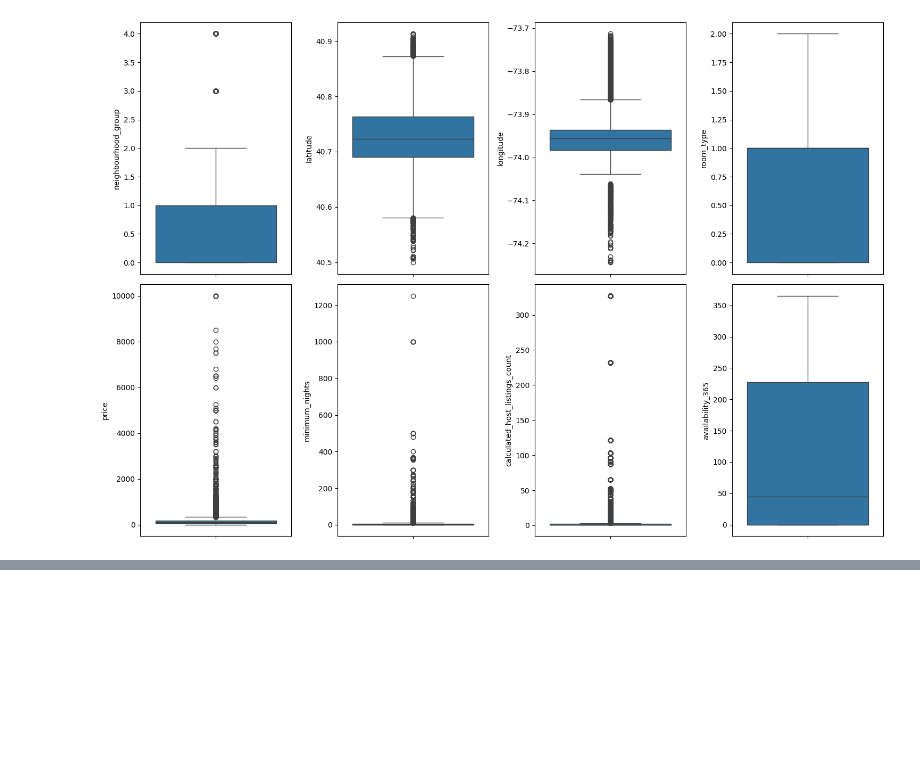
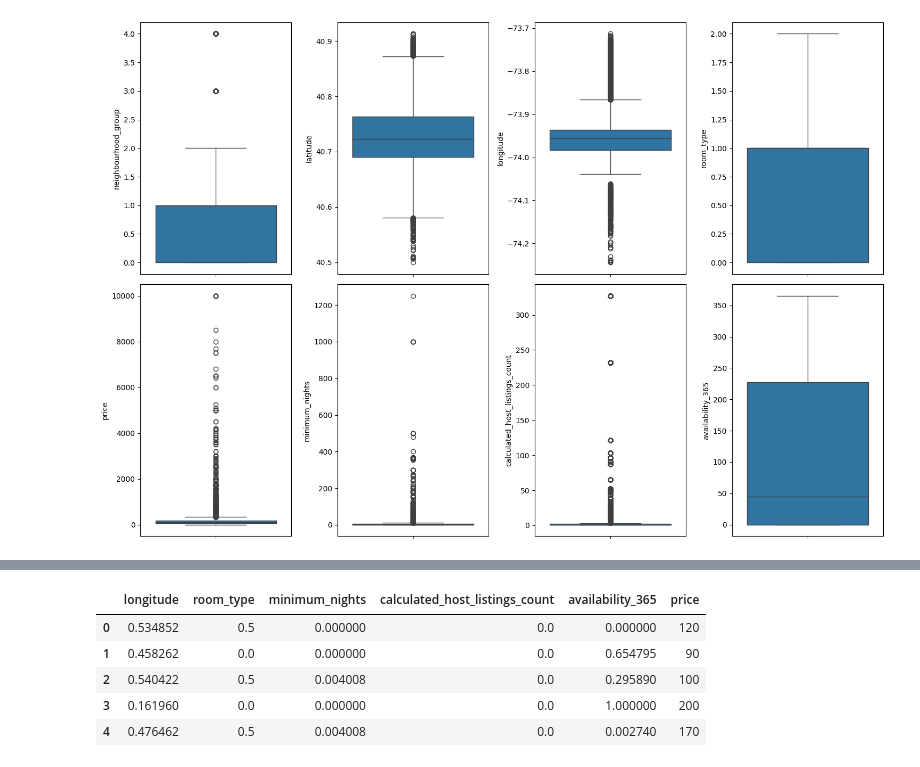
Before and after one commit to LAFG16/machine-learning-python-airbnb, a Jupyter notebook: src/explore.ipynb, the cells around one changed output, grey strips where cells are left out. Drawn from its saved outputs; the diff is of its cells as text; code cells hidden in the pictures; blank space fills up the shorter version.

```diff
--- a/src/explore.ipynb
+++ b/src/explore.ipynb
@@ -354,0 +455,9 @@ X_train_sel.head()
+# %%
+X_test_sel.head()
+# %% [output]
+|  | longitude | room_type | minimum_nights | calculated_host_listings_count | availability_365 | price |
+| 0 | 0.534852 | 0.5 | 0.000000 | 0.0 | 0.000000 | 120 |
+| 1 | 0.458262 | 0.0 | 0.000000 | 0.0 | 0.654795 | 90 |
+| 2 | 0.540422 | 0.5 | 0.004008 | 0.0 | 0.295890 | 100 |
+| 3 | 0.161960 | 0.0 | 0.000000 | 0.0 | 1.000000 | 200 |
+| 4 | 0.476462 | 0.5 | 0.004008 | 0.0 | 0.002740 | 170 |
```
Also changed, not shown: parts of 33 cells of this notebook, 2 other files.
